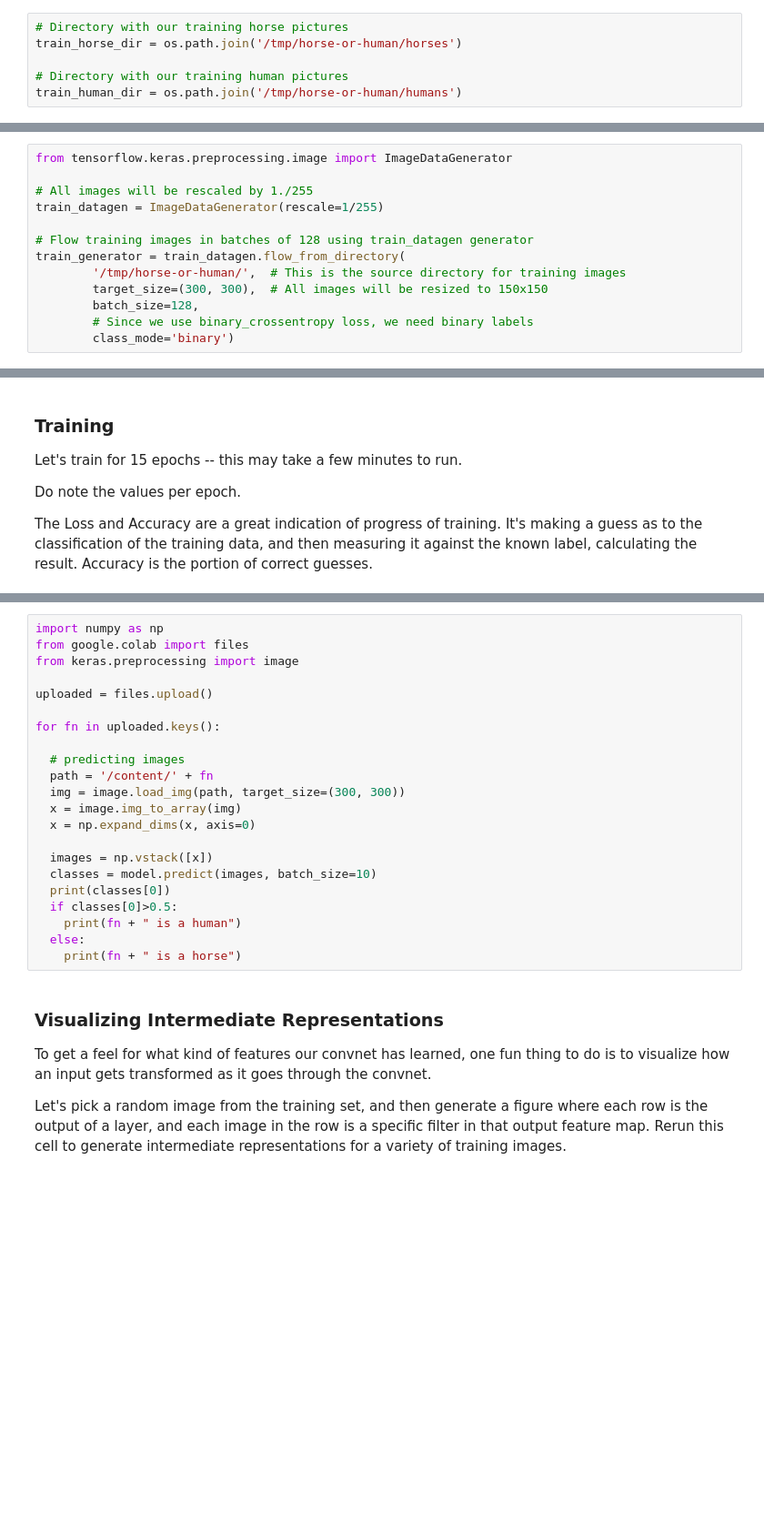
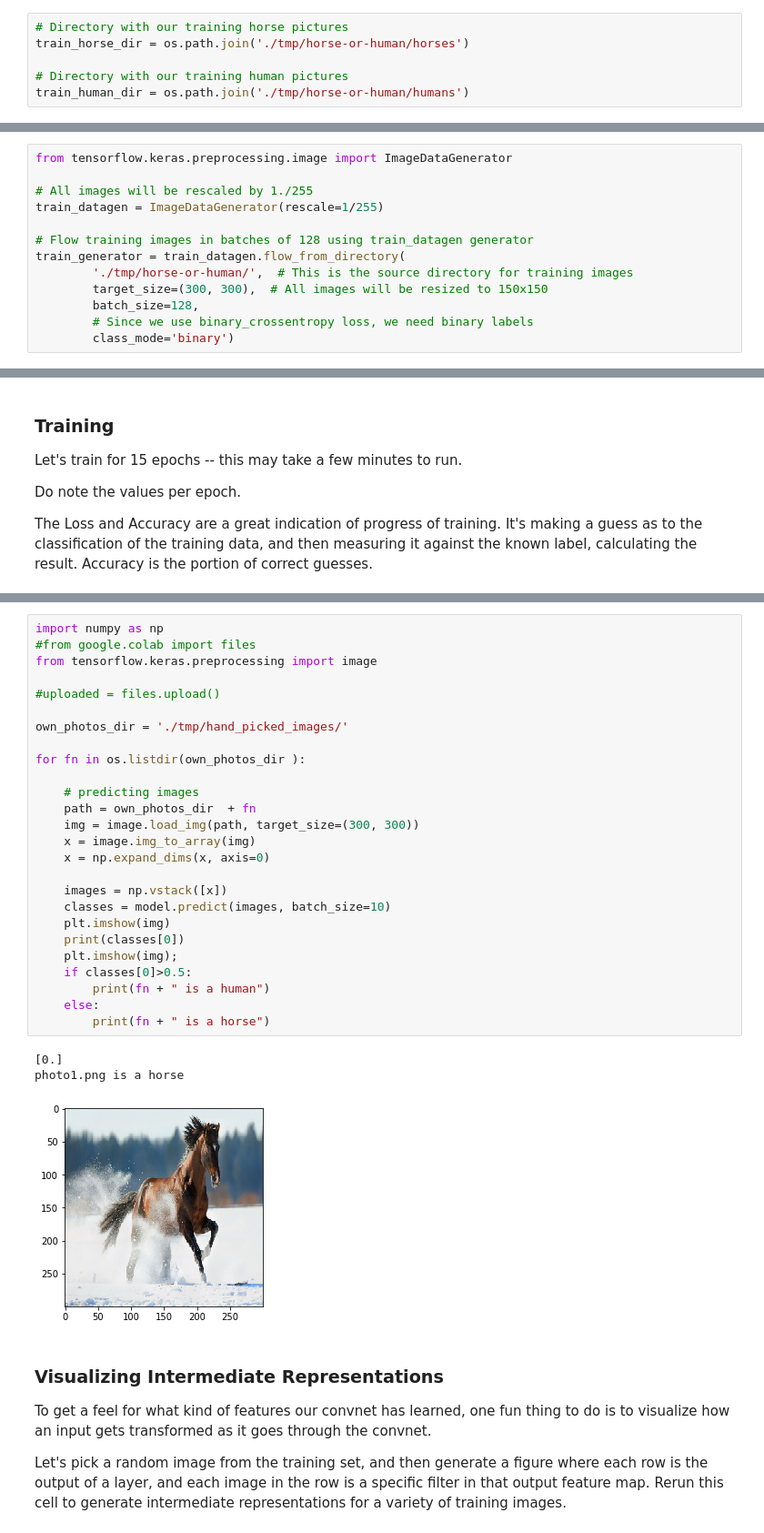
Before and after one commit to Yoyodyne-Data-Science/dlaicourse-alun-edits, a Jupyter notebook: Course 1 - Part 8 - Lesson 2 - Notebook.ipynb, the cells around one changed output, grey strips where cells are left out. Shown at 91% size. Drawn from its saved outputs; the diff is of its cells as text; blank space fills up the shorter version.

```diff
--- a/Course 1 - Part 8 - Lesson 2 - Notebook.ipynb
+++ b/Course 1 - Part 8 - Lesson 2 - Notebook.ipynb
@@ -39,10 +41,10 @@ One thing to pay attention to in this sample: We do not explicitly label the ima
 Let's define each of these directories:
 # %%
 # Directory with our training horse pictures
-train_horse_dir = os.path.join('/tmp/horse-or-human/horses')
+train_horse_dir = os.path.join('./tmp/horse-or-human/horses')
 
 # Directory with our training human pictures
-train_human_dir = os.path.join('/tmp/horse-or-human/humans')
+train_human_dir = os.path.join('./tmp/horse-or-human/humans')
 # %% [markdown]
 Now, let's see what the filenames look like in the `horses` and `humans` training directories:
 # %%
@@ -163,7 +191,7 @@ train_datagen = ImageDataGenerator(rescale=1/255)
 
 # Flow training images in batches of 128 using train_datagen generator
 train_generator = train_datagen.flow_from_directory(
-        '/tmp/horse-or-human/',  # This is the source directory for training images
+        './tmp/horse-or-human/',  # This is the source directory for training images
         target_size=(300, 300),  # All images will be resized to 150x150
         batch_size=128,
         # Since we use binary_crossentropy loss, we need binary labels
@@ -188,25 +239,33 @@ Let's now take a look at actually running a prediction using the model. This cod
 # %%
 import numpy as np
-from google.colab import files
-from keras.preprocessing import image
+#from google.colab import files
+from tensorflow.keras.preprocessing import image
 
-uploaded = files.upload()
+#uploaded = files.upload()
 
-for fn in uploaded.keys():
+own_photos_dir = './tmp/hand_picked_images/'
 
-  # predicting images
-  path = '/content/' + fn
-  img = image.load_img(path, target_size=(300, 300))
-  x = image.img_to_array(img)
-  x = np.expand_dims(x, axis=0)
+for fn in os.listdir(own_photos_dir ):
 
-  images = np.vstack([x])
-  classes = model.predict(images, batch_size=10)
-  print(classes[0])
-  if classes[0]>0.5:
-    print(fn + " is a human")
-  else:
-    print(fn + " is a horse")
+    # predicting images
+    path = own_photos_dir  + fn
+    img = image.load_img(path, target_size=(300, 300))
+    x = image.img_to_array(img)
+    x = np.expand_dims(x, axis=0)
+
+    images = np.vstack([x])
+    classes = model.predict(images, batch_size=10)
+    plt.imshow(img)
+    print(classes[0])
+    plt.imshow(img);
+    if classes[0]>0.5:
+        print(fn + " is a human")
+    else:
+        print(fn + " is a horse")
+# %% [output]
+[0.]
+photo1.png is a horse
+[figure, added]
 # %% [markdown]
 ### Visualizing Intermediate Representations
 
```
Also changed, not shown: parts of 11 cells of this notebook.
